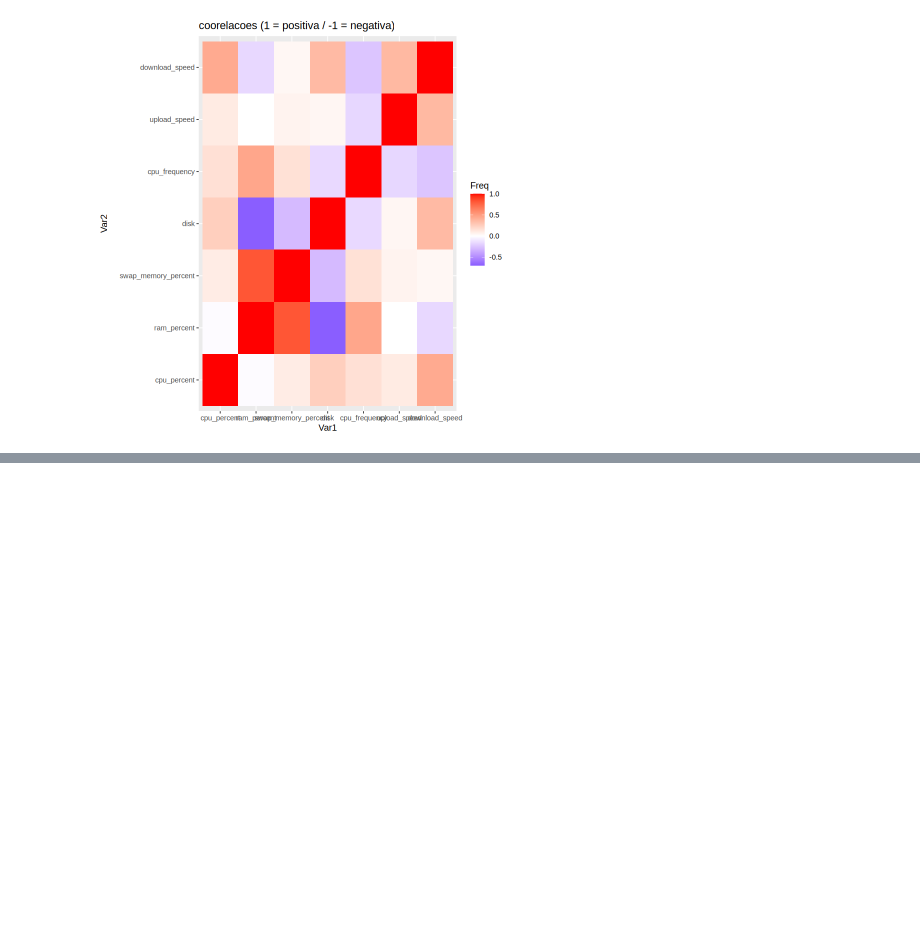
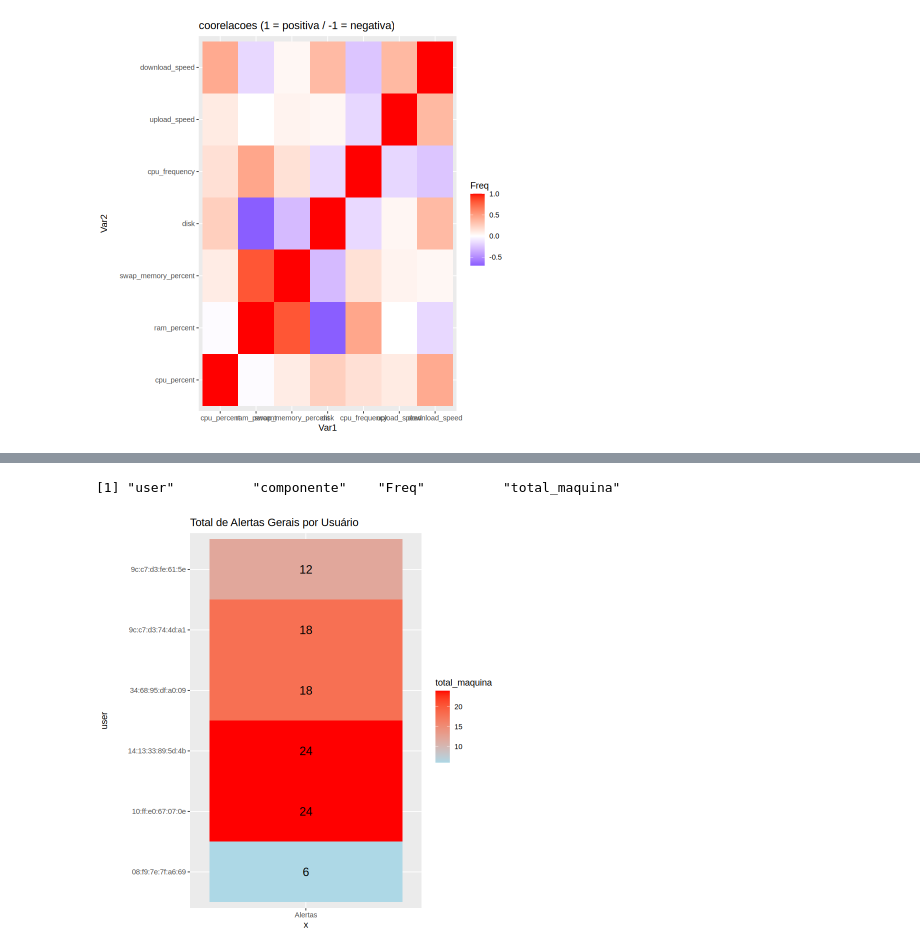
Before and after one commit to CryptoSight-PI/cryptosight-data-etl, a Jupyter notebook: R/dataRcryptosight.ipynb, the cells around one changed output, grey strips where cells are left out. Drawn from its saved outputs; the diff is of its cells as text; code cells hidden in the pictures; blank space fills up the shorter version.

```diff
--- a/R/dataRcryptosight.ipynb
+++ b/R/dataRcryptosight.ipynb
@@ -577,0 +605,13 @@ ggplot(as.data.frame(as.table(cor(data_geral[ c("cpu_percent", "ram_percent", "s
+# %%
+colnames(df_alertas)
+
+ggplot(df_alertas, aes(x = "Alertas", y = user, fill = total_maquina , label = total_maquina)) +
+  geom_tile() +
+  geom_text(stat = "unique", color = "black", size = 5) +
+  scale_fill_gradient(low = "lightblue", high = "red") +
+  labs(
+    title = "Total de Alertas Gerais por Usuário",
+  )
+# %% [output]
+[1] "user"          "componente"    "Freq"          "total_maquina"
+[figure, added]
```
Also changed, not shown: parts of 3 cells of this notebook, 2 other files.
